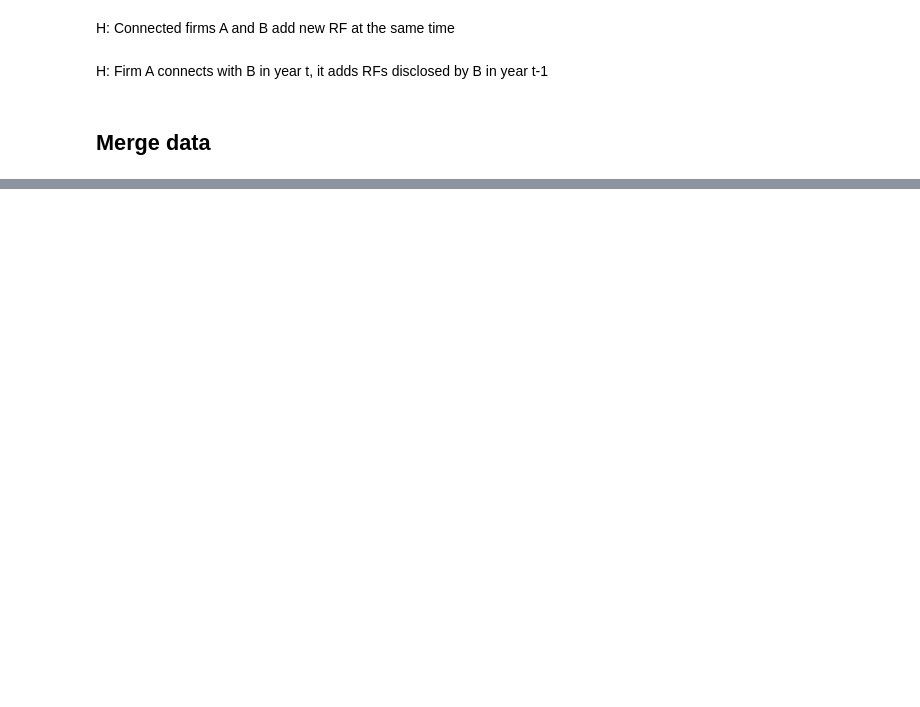
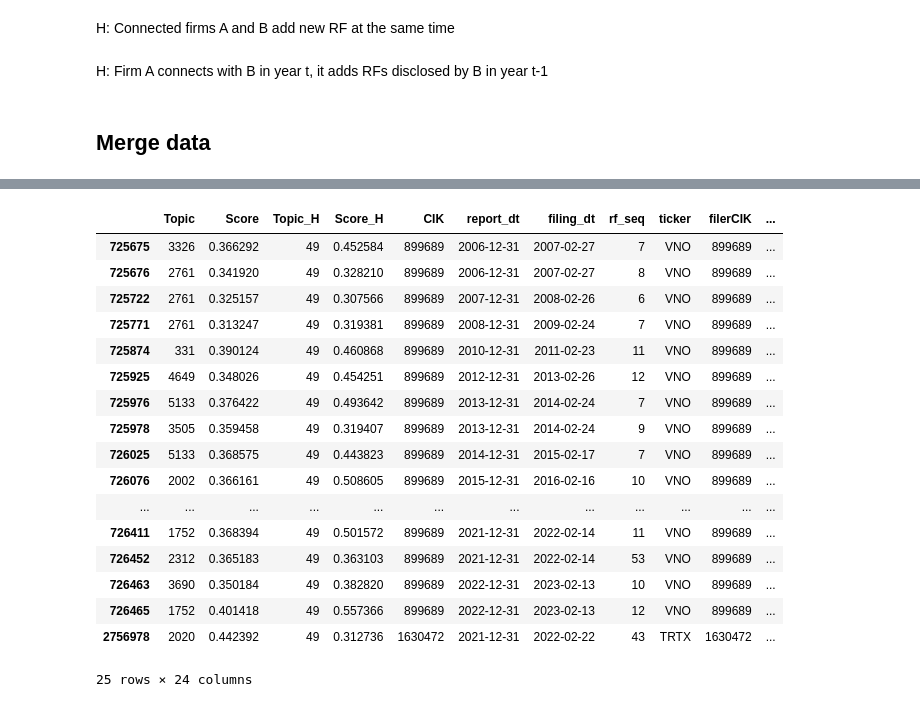
Before and after one commit to Amin-T/RD_Topic_Modeling, a Jupyter notebook: Study2_2.ipynb, the cells around one changed output, grey strips where cells are left out. Cells and saved outputs as stored; diff of their text form; code cells hidden in the pictures; blank space fills up the shorter version.

```diff
--- a/Study2_2.ipynb
+++ b/Study2_2.ipynb
@@ -27,4 +27,8 @@ Index(['Topic', 'Score', 'Topic_H', 'Score_H', 'CIK', 'report_dt', 'filing_dt',
       dtype='object')
+# %%
+# replace length of raw RF with cleaned RF
+topics_df["rf_length"] = topics_df["clean_len"]
+topics_df.drop(columns="clean_len", inplace=True)
 # %%
 N = topics_df['Topic_H'].nunique()
 # Risk topics disclosed and not disclosed per report
@@ -98,6 +102,23 @@ disc_long = pd.merge(
     on=['CIK', 'filing_dt', 'report_dt', 'Topic_H'],
     how='left'
 )
+# %%
+disc_long['FOG'] = pd.merge(
+    left=disc_long,
+    right=topics_df.groupby(['CIK', 'report_dt', 'filing_dt', 'Topic_H'])['FOG'].mean().reset_index(),
+    on=["CIK", "filing_dt", "report_dt", "Topic_H"],
+    how='left'
+)['FOG']
+
+disc_long['Specificity'] = pd.merge(
+    left=disc_long,
+    right=topics_df.groupby(['CIK', 'report_dt', 'filing_dt', 'Topic_H'])['Specificity'].sum().reset_index(),
+    on=["CIK", "filing_dt", "report_dt", "Topic_H"],
+    how='left'
+)['Specificity']
+
+# specificity relative to the RF length
+topics_df["Specificity"] = topics_df["Specificity"]/topics_df["rf_length"]
 # %% [markdown]
 ### Industry disclosure
 # %%
@@ -392,0 +598,4 @@ Study2_data.to_csv("Data/Study2_data2_V2.csv", index=False)
+# %%
+cik = 3545
+year = 2021
+T = 76
@@ -393,3 +654,24 @@ Study2_data.to_csv("Data/Study2_data2_V2.csv", index=False)
+# %%
+topics_df[(topics_df['Topic_H']==T)&(topics_df['CIK'].isin(lnkdCIKs.loc[cik, year]))&(topics_df['report_dt']<="2022-12-31")]
+# %% [output]
+|  | Topic | Score | Topic_H | Score_H | CIK | report_dt | filing_dt | rf_seq | ticker | filerCIK | ... |
+| 725675 | 3326 | 0.366292 | 49 | 0.452584 | 899689 | 2006-12-31 | 2007-02-27 | 7 | VNO | 899689 | ... |
+| 725676 | 2761 | 0.341920 | 49 | 0.328210 | 899689 | 2006-12-31 | 2007-02-27 | 8 | VNO | 899689 | ... |
+| 725722 | 2761 | 0.325157 | 49 | 0.307566 | 899689 | 2007-12-31 | 2008-02-26 | 6 | VNO | 899689 | ... |
+| 725771 | 2761 | 0.313247 | 49 | 0.319381 | 899689 | 2008-12-31 | 2009-02-24 | 7 | VNO | 899689 | ... |
+| 725874 | 331 | 0.390124 | 49 | 0.460868 | 899689 | 2010-12-31 | 2011-02-23 | 11 | VNO | 899689 | ... |
+| 725925 | 4649 | 0.348026 | 49 | 0.454251 | 899689 | 2012-12-31 | 2013-02-26 | 12 | VNO | 899689 | ... |
+| 725976 | 5133 | 0.376422 | 49 | 0.493642 | 899689 | 2013-12-31 | 2014-02-24 | 7 | VNO | 899689 | ... |
+| 725978 | 3505 | 0.359458 | 49 | 0.319407 | 899689 | 2013-12-31 | 2014-02-24 | 9 | VNO | 899689 | ... |
+| 726025 | 5133 | 0.368575 | 49 | 0.443823 | 899689 | 2014-12-31 | 2015-02-17 | 7 | VNO | 899689 | ... |
+| 726076 | 2002 | 0.366161 | 49 | 0.508605 | 899689 | 2015-12-31 | 2016-02-16 | 10 | VNO | 899689 | ... |
+| ... | ... | ... | ... | ... | ... | ... | ... | ... | ... | ... | ... |
+| 726411 | 1752 | 0.368394 | 49 | 0.501572 | 899689 | 2021-12-31 | 2022-02-14 | 11 | VNO | 899689 | ... |
+| 726452 | 2312 | 0.365183 | 49 | 0.363103 | 899689 | 2021-12-31 | 2022-02-14 | 53 | VNO | 899689 | ... |
+| 726463 | 3690 | 0.350184 | 49 | 0.382820 | 899689 | 2022-12-31 | 2023-02-13 | 10 | VNO | 899689 | ... |
+| 726465 | 1752 | 0.401418 | 49 | 0.557366 | 899689 | 2022-12-31 | 2023-02-13 | 12 | VNO | 899689 | ... |
+| 2756978 | 2020 | 0.442392 | 49 | 0.312736 | 1630472 | 2021-12-31 | 2022-02-22 | 43 | TRTX | 1630472 | ... |
+25 rows × 24 columns
 # %%
 # Compare the observations in main sample and linked firms.
 # Fill the linked firms of missing observations in BoardEX with last year links
```
Also changed, not shown: parts of 31 cells of this notebook, 32 other files.
